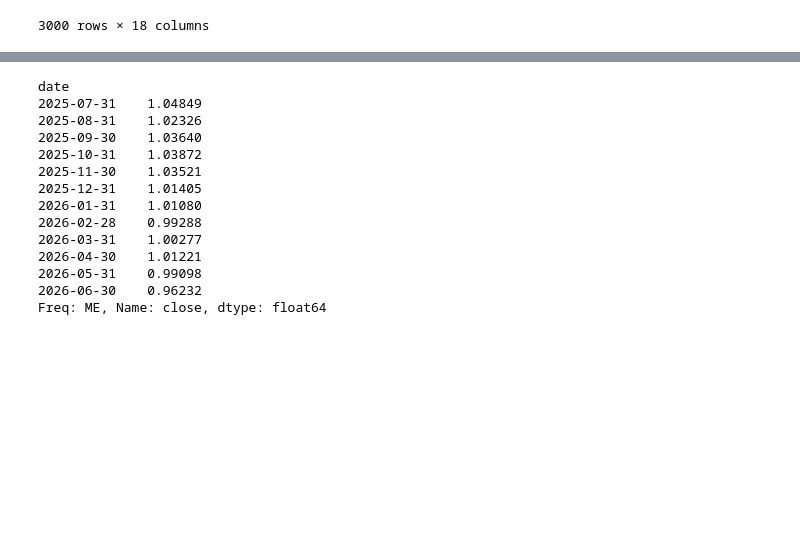
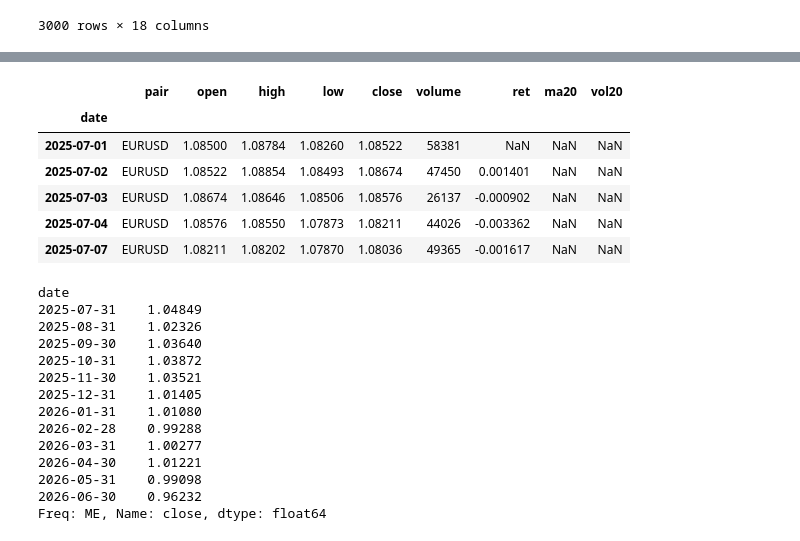
Before and after one commit to popupwhatup/fx-desk-analytics, a Jupyter notebook: analysis.ipynb, the cells around one changed output, grey strips where cells are left out. Drawn from its saved outputs; the diff is of its cells as text; code cells hidden in the pictures; blank space fills up the shorter version.

```diff
--- a/analysis.ipynb
+++ b/analysis.ipynb
@@ -1,18 +69,4 @@
 # %%
-import pandas as pd
-import numpy as np
-
-clients = pd.read_csv("data/raw/clients.csv", parse_dates=["join_date"])
-trades = pd.read_csv("data/raw/trades.csv", parse_dates=["date"])
-fx_daily = pd.read_csv("data/raw/fx_daily.csv", parse_dates=["date"])
-
-print(f"\nclients df = {clients.shape}")
-clients.info()
-print(f"\ntrades df = {trades.shape}")
-trades.info()
-print(f"\nfx_daily df = {fx_daily.shape}")
-fx_daily.info()
-
 print(f"\ntrades df\n{trades['profit_usd'].describe()}")
 print(f"\nclient df by country\n{clients['country'].value_counts()}")
 print(f"\ntrade df by pair\n{trades['pair'].value_counts()}")
@@ -318 +292,15 @@ date
+# %%
+fx_eurusd = fx_daily[fx_daily["pair"] == "EURUSD"].set_index("date")
+fx_eurusd["ret"] = fx_eurusd["close"].pct_change()
+fx_eurusd["ma20"] = fx_eurusd["close"].rolling(20).mean()
+fx_eurusd["vol20"] = fx_eurusd["ret"].rolling(20).std()
+fx_eurusd.head()
+# %% [output]
+|  | pair | open | high | low | close | volume | ret | ma20 | vol20 |
+| date |  |  |  |  |  |  |  |  |  |
+| 2025-07-01 | EURUSD | 1.08500 | 1.08784 | 1.08260 | 1.08522 | 58381 | NaN | NaN | NaN |
+| 2025-07-02 | EURUSD | 1.08522 | 1.08854 | 1.08493 | 1.08674 | 47450 | 0.001401 | NaN | NaN |
+| 2025-07-03 | EURUSD | 1.08674 | 1.08646 | 1.08506 | 1.08576 | 26137 | -0.000902 | NaN | NaN |
+| 2025-07-04 | EURUSD | 1.08576 | 1.08550 | 1.07873 | 1.08211 | 44026 | -0.003362 | NaN | NaN |
+| 2025-07-07 | EURUSD | 1.08211 | 1.08202 | 1.07870 | 1.08036 | 49365 | -0.001617 | NaN | NaN |
 # %%
```
Also changed, not shown: parts of 41 cells of this notebook, 1 other file.
